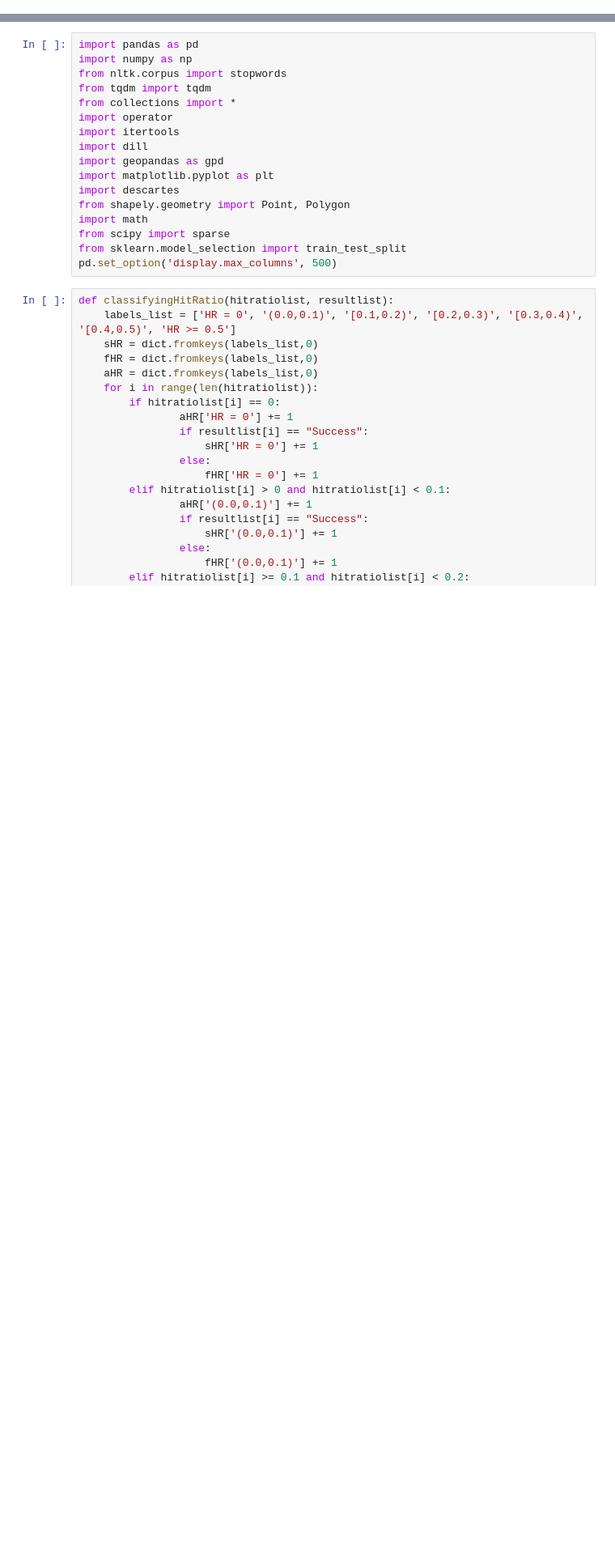
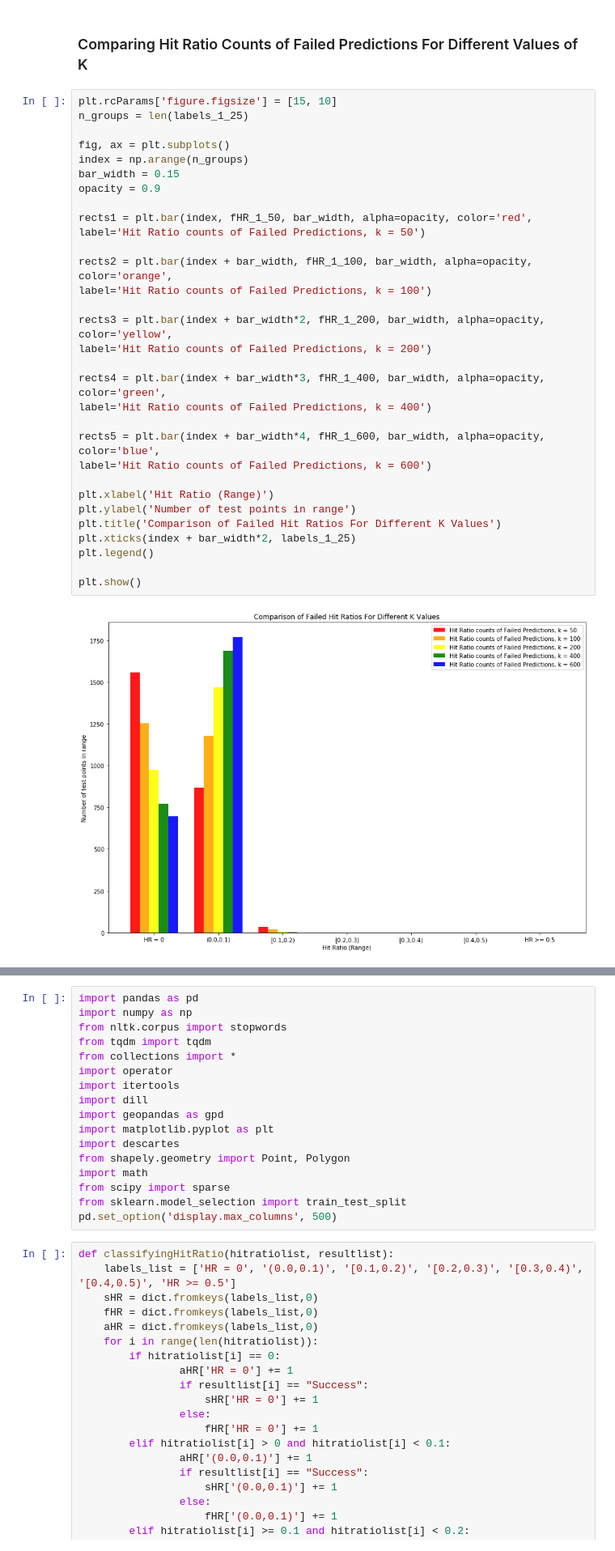
Before and after one commit to lowkait/YELP-Project-2019-Reviews-Analysis-for-Classifying-Businesses-into-Neighbourhoods-in-Toronto, a Jupyter notebook: Results for 10000-1 Test Cases.ipynb, the cells around one changed output, grey strips where cells are left out. Shown at 81% size. Saved outputs shown, nothing was run; the diff lists cells and outputs as text; blank space fills up the shorter version.

```diff
--- a/Results for 10000-1 Test Cases.ipynb
+++ b/Results for 10000-1 Test Cases.ipynb
@@ -3,0 +90,35 @@ dill.dump_session(filename)
+# %% [markdown]
+### Comparing Hit Ratio Counts of Failed Predictions For Different Values of K
+# %%
+plt.rcParams['figure.figsize'] = [15, 10]
+n_groups = len(labels_1_25)
+
+fig, ax = plt.subplots()
+index = np.arange(n_groups)
+bar_width = 0.15
+opacity = 0.9
+
+rects1 = plt.bar(index, fHR_1_50, bar_width, alpha=opacity, color='red',
+label='Hit Ratio counts of Failed Predictions, k = 50')
+
+rects2 = plt.bar(index + bar_width, fHR_1_100, bar_width, alpha=opacity, color='orange',
+label='Hit Ratio counts of Failed Predictions, k = 100')
+
+rects3 = plt.bar(index + bar_width*2, fHR_1_200, bar_width, alpha=opacity, color='yellow',
+label='Hit Ratio counts of Failed Predictions, k = 200')
+
+rects4 = plt.bar(index + bar_width*3, fHR_1_400, bar_width, alpha=opacity, color='green',
+label='Hit Ratio counts of Failed Predictions, k = 400')
+
+rects5 = plt.bar(index + bar_width*4, fHR_1_600, bar_width, alpha=opacity, color='blue',
+label='Hit Ratio counts of Failed Predictions, k = 600')
+
+plt.xlabel('Hit Ratio (Range)')
+plt.ylabel('Number of test points in range')
+plt.title('Comparison of Failed Hit Ratios For Different K Values')
+plt.xticks(index + bar_width*2, labels_1_25)
+plt.legend()
+
+plt.show()
+# %% [output]
+[figure, added]
```
Also changed, not shown: parts of 32 cells of this notebook, 1 other file.
